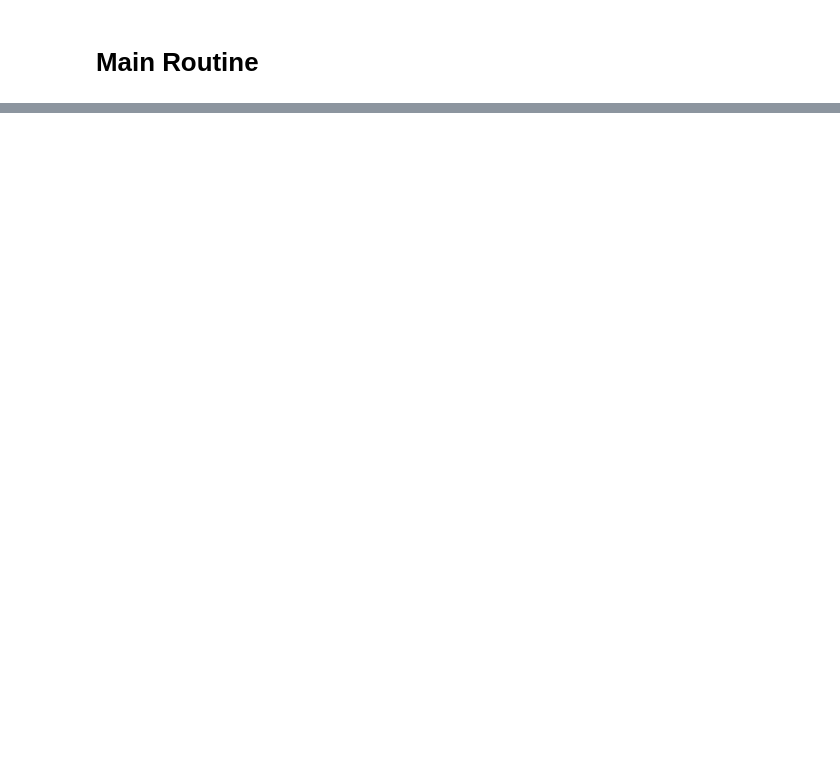
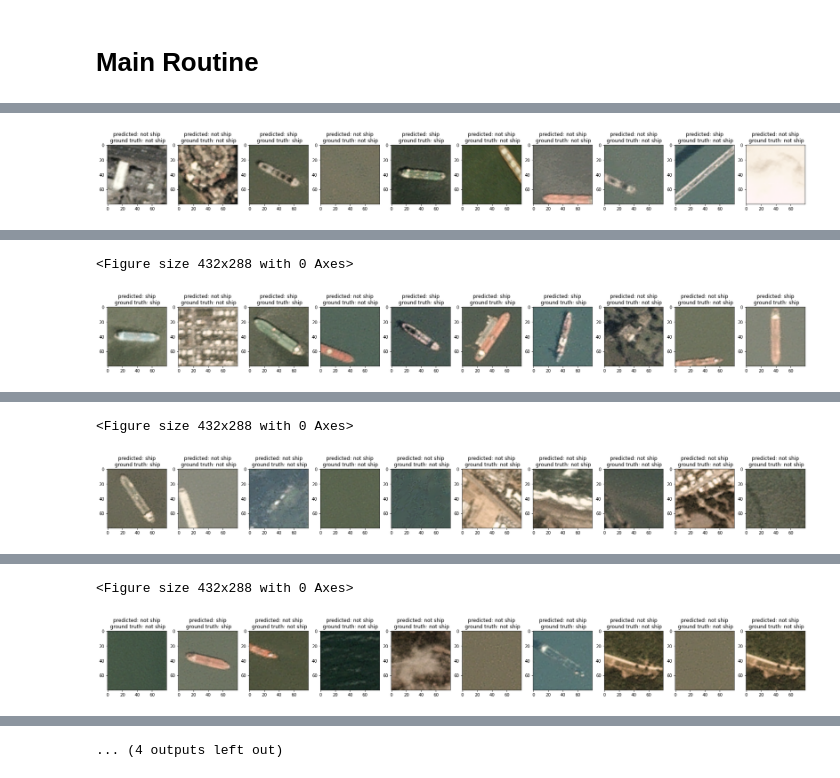
Before and after one commit to HighSpeeds/ShipDetection, a Jupyter notebook: ShipSet Model Training.ipynb, the cells around one changed output, grey strips where cells are left out. Drawn from its saved outputs; the diff is of its cells as text; code cells hidden in the pictures; blank space fills up the shorter version.

```diff
--- a/ShipSet Model Training.ipynb
+++ b/ShipSet Model Training.ipynb
@@ -189,6 +195,9 @@ display_images(testSetTransfom, indexs)
 def main():
     kf = sklearn.model_selection.KFold(n_splits=N_FOLDS,shuffle=True)
     fold=1
+    OOF_Accuracy=0
+    all_labels_true=[]
+    all_labels_pred=[]
     for train_index, test_index in kf.split(labels):
         print(f"----------fold {fold}----------")
         trainSet=ShipSet(Images[train_index],labels[train_index],transform=transform)
@@ -196,8 +205,8 @@ def main():
                       transform=T.ConvertImageDtype(torch.float32))
 
 
-        trainLoader=DataLoader(trainSet, batch_size=TRAIN_BATCH_SIZE, shuffle=True)
-        valLoader=DataLoader(valSet, batch_size=TEST_BATCH_SIZE, shuffle=True)
+        trainLoader=DataLoader(trainSet, batch_size=TRAIN_BATCH_SIZE,shuffle=True)
+        valLoader=DataLoader(valSet, batch_size=TEST_BATCH_SIZE)
 
         model=create_model()
         model.to(DEVICE)
@@ -215,6 +224,7 @@ def main():
 
             label_true,label_pred=val(model,valLoader,device=DEVICE)
 
+
             accuracy=sklearn.metrics.accuracy_score(label_true, label_pred)
             print(f"val accuracy={accuracy}")
 
@@ -223,15 +233,39 @@ def main():
                 best_accuracy=accuracy
                 torch.save(model,f'{MODEL_SAVE_DIR}/fold{fold}.pt')
                 epochs_without_improvment=0
-
+                best_epoch=epoch+1
+                best_pred_labels=label_pred
 
             if epochs_without_improvment==EARLY_STOP:
                 print(f"early stopping because the val accuracy has not improved for {EARLY_STOP} epochs")
                 break
+        print(f"best val accuracy was {best_accuracy} on epoch {best_epoch}")
+        OOF_Accuracy+=best_accuracy/N_FOLDS
+        fold+=1
 
-            #break
-        fold+=1
+
+        #plot out some example images from the val dataset:
+        indexs=np.random.choice(np.arange(len(valSet)),size=10)
+        fig,axs=plt.subplots(ncols=len(indexs),figsize=(30,30*len(indexs)))
+        for i,index in enumerate(indexs):
+            image,correct_label=valSet[index]
+            axs[i].imshow(image.T.numpy())
+            correct="ship"
+            if correct_label==0:
+                correct="not ship"
+            predicted="ship"
+            if best_pred_labels[index]==0:
+                predicted="not ship"
+
+            axs[i].title.set_text(f"predicted: {predicted}\n ground truth: {correct}")
+        plt.show()
+        plt.savefig(f"fold{fold}.png")
+
+        all_labels_true+=label_true
+        all_labels_pred+=best_pred_labels
+    print(f"the OOF Accuracy was {OOF_Accuracy}")
+    return all_labels_true,all_labels_pred
 # %%
-main()
+labels_true,labels_pred=main()
 # %% [output]
 ----------fold 1----------
@@ -238,0 +280 @@ epoch 1
+[figure, added]
@@ -255,0 +292,2 @@ epoch 10 time:13.61s|train loss=13.03764|train accuracy=1.0|val accuracy=0.99
+<Figure size 432x288 with 0 Axes>
+[figure, added]
@@ -255,0 +306,2 @@ epoch 10 time:13.61s|train loss=13.03764|train accuracy=1.0|val accuracy=0.99
+<Figure size 432x288 with 0 Axes>
+[figure, added]
@@ -255,0 +321,2 @@ epoch 10 time:13.61s|train loss=13.03764|train accuracy=1.0|val accuracy=0.99
+<Figure size 432x288 with 0 Axes>
+[figure, added]
@@ -255,0 +335 @@ epoch 10 time:13.61s|train loss=13.03764|train accuracy=1.0|val accuracy=0.99
+... (4 outputs left out)
```
Also changed, not shown: parts of 7 cells of this notebook, 5 other files.
